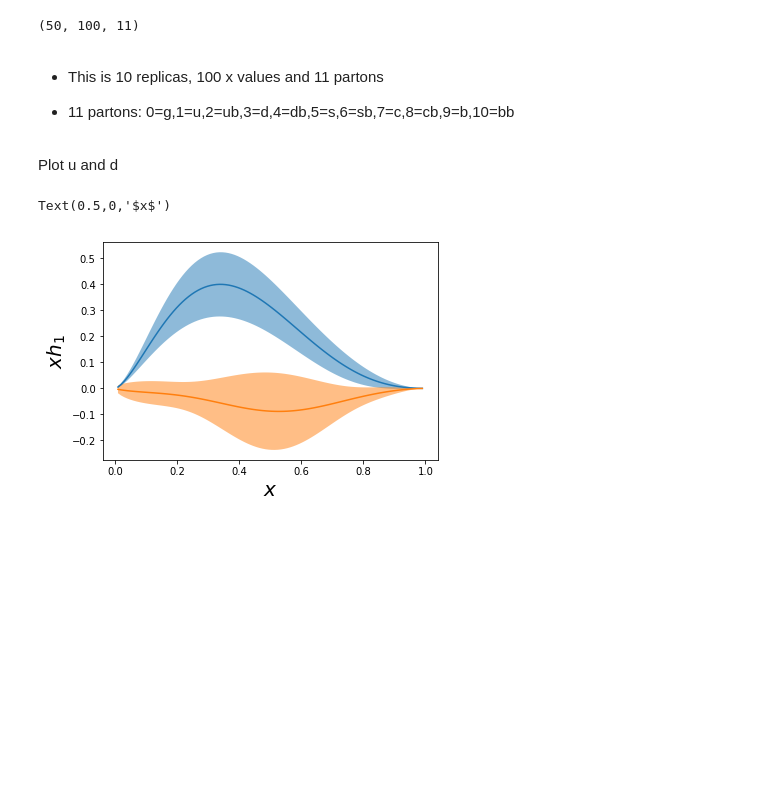
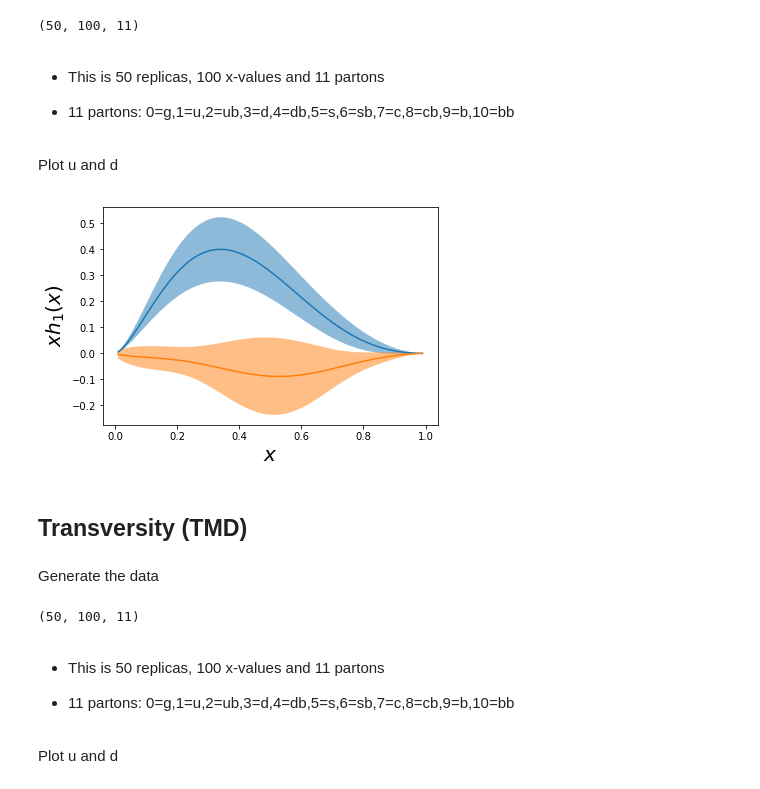
Before and after one commit to QCDHUB/jam3dlib, a Jupyter notebook: example.ipynb, the cells around one changed output. Saved outputs shown, nothing was run; the diff lists cells and outputs as text; code cells hidden in the pictures; blank space fills up the shorter version.

```diff
--- a/example.ipynb
+++ b/example.ipynb
@@ -49,7 +48,8 @@ print(tran.shape)
 # %% [output]
 (50, 100, 11)
 # %% [markdown]
-- This is 10 replicas, 100 x values and 11 partons
+- This is 50 replicas, 100 x-values and 11 partons
+
 
 - 11 partons: 0=g,1=u,2=ub,3=d,4=db,5=s,6=sb,7=c,8=cb,9=b,10=bb
 # %% [markdown]
@@ -65,13 +65,34 @@ dd = np.std(d_rep,axis=0)
 # %%
 ax=py.subplot(111)
 ax.fill_between(X,X*(u-du),X*(u+du),alpha=0.5)
 ax.fill_between(X,X*(d-dd),X*(d+dd),alpha=0.5)
 
 ax.plot(X,X*u)
 ax.plot(X,X*d)
 
-ax.set_ylabel(r'$xh_1$',size=20)
+ax.set_ylabel(r'$xh_1(x)$',size=20)
 ax.set_xlabel(r'$x$',size=20)
+
+py.show()
 # %% [output]
-Text(0.5,0,'$x$')
-[figure, old version]
+[figure, new version]
+# %% [markdown]
+## Transversity (TMD)
+# %% [markdown]
+Generate the data
+# %%
+KT=np.linspace(0.01,0.99,100)
+Q2=10.0
+x=0.3
+nrep=50  #--let's use a subset of the replicas
+trankT=np.array([[tmd.eval(x,Q2,kT,'p','transversity',irep,icol=False) for kT in KT] for irep in range(nrep)])
+print(tran.shape)
+# %% [output]
+(50, 100, 11)
+# %% [markdown]
+- This is 50 replicas, 100 x-values and 11 partons
+
+
+- 11 partons: 0=g,1=u,2=ub,3=d,4=db,5=s,6=sb,7=c,8=cb,9=b,10=bb
+# %% [markdown]
+Plot u and d
```
Also changed, not shown: parts of 7 cells of this notebook, 2 other files.
